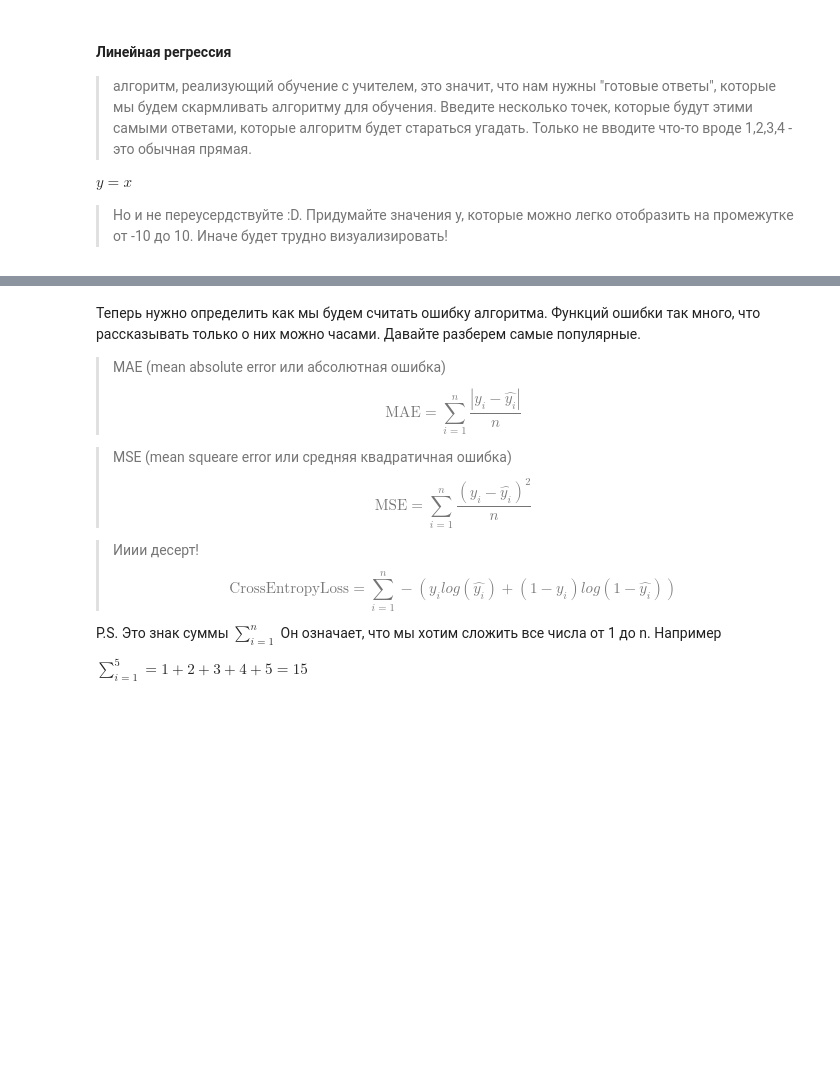
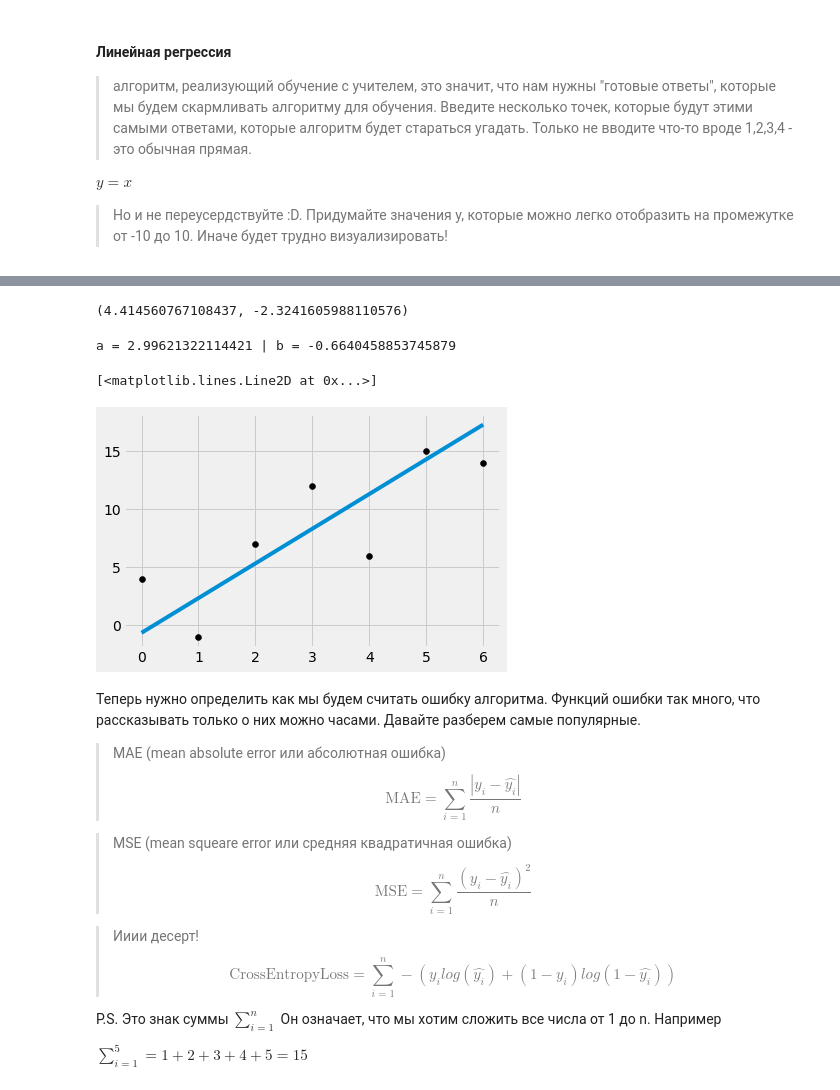
Before and after one commit to YaZlob/itcubeAI, a Jupyter notebook: Classic_alg.ipynb, the cells around one changed output, grey strips where cells are left out. Saved outputs shown, nothing was run; the diff lists cells and outputs as text; code cells hidden in the pictures; blank space fills up the shorter version.

```diff
--- a/Classic_alg.ipynb
+++ b/Classic_alg.ipynb
@@ -50,0 +112,11 @@ NameError: ignored
+# %%
+#считает градиент для mse
+def calculate_gradient(error_list):
+    gradient = []
+    for i in range(len(error_list)):
+        grad = 2 * error_list[i] / len(error_list)
+        gradient.append(grad)
+    return gradient
+
+grads = calculate_gradient(err_list)
+grads
@@ -51,3 +131,36 @@ NameError: ignored
+# %%
+def update_params(a,b,x, gradients, lr = 0.01):
+    if not len(x) == len(gradients):
+         raise ValueError
+    delta_a, delta_b = 0, 0
+    delta_b = sum(gradients)
+    b -= lr * delta_b
+    for i in range(len(gradients)):
+        delta_a += -gradients[i] * x[i]
+    a -= lr * delta_a
+    return a, b
+
+new_a, new_b = update_params(a, b, x, grads)
+new_a, new_b
+# %% [output]
+(4.414560767108437, -2.3241605988110576)
+# %%
+a = random.random()
+b = 0
+y_hat = predict(a, b, x)
+err, err_list = calculate_error(y, y_hat, square_error)
+calculate_gradient(err_list)
+a,b = update_params(a, b, x, grads, 0.004)
+print('a = {} | b = {}'.format(a, b))
+plt.style.use('fivethirtyeight')
+plt.scatter(x, y, color='black')
+y_hat = predict(a, b, x)
+
+plt.plot(x, y_hat)
+# %% [output]
+a = 2.99621322114421 | b = -0.6640458853745879
+[<matplotlib.lines.Line2D at 0x...>]
+[figure, added]
 # %% [markdown]
 Теперь нужно определить как мы будем считать ошибку алгоритма. Функций ошибки так много, что рассказывать только о них можно часами. Давайте разберем самые популярные.
 > MAE (mean absolute error или абсолютная ошибка)
```
Also changed, not shown: parts of 10 cells of this notebook.
